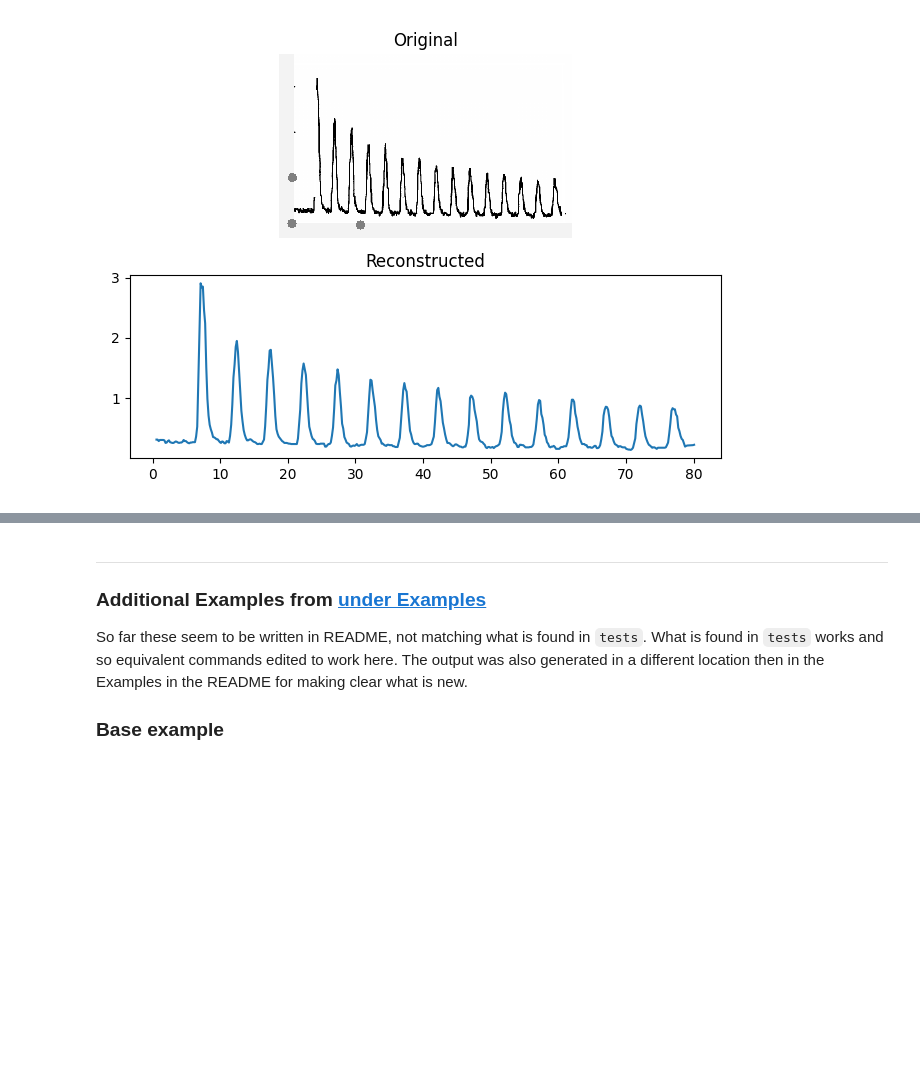
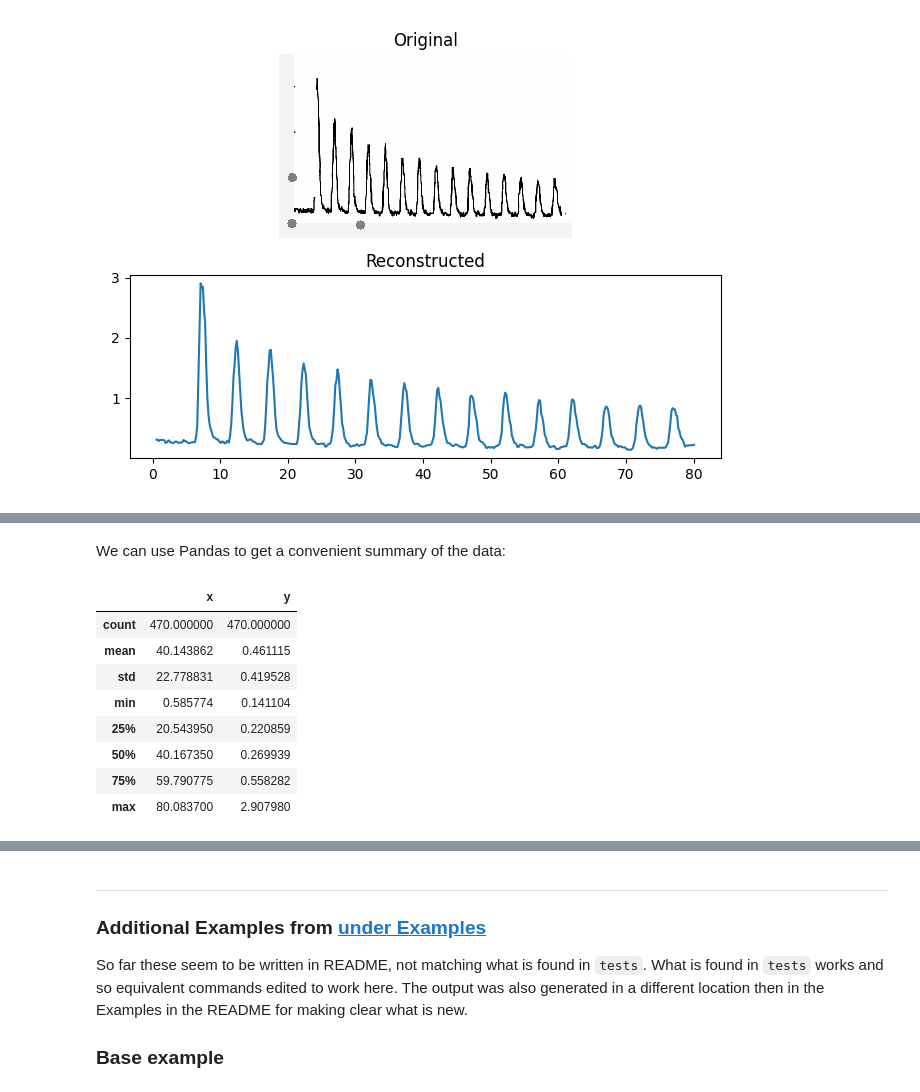
Before and after one commit to fomightez/plotdigitizer-binder, a Jupyter notebook: Testing_plotdigitizer.ipynb, the cells around one changed output, grey strips where cells are left out. Drawn from its saved outputs; the diff is of its cells as text; code cells hidden in the pictures; blank space fills up the shorter version.

```diff
--- a/Testing_plotdigitizer.ipynb
+++ b/Testing_plotdigitizer.ipynb
@@ -81,0 +103,14 @@ It should look something like [as displayed in the source repository](https://ra
+# %% [markdown]
+We can use Pandas to get a convenient summary of the data:
+# %%
+df.describe()
+# %% [output]
+|  | x | y |
+| count | 470.000000 | 470.000000 |
+| mean | 40.143862 | 0.461115 |
+| std | 22.778831 | 0.419528 |
+| min | 0.585774 | 0.141104 |
+| 25% | 20.543950 | 0.220859 |
+| 50% | 40.167350 | 0.269939 |
+| 75% | 59.790775 | 0.558282 |
+| max | 80.083700 | 2.907980 |
```
Also changed, not shown: parts of 12 cells of this notebook.
